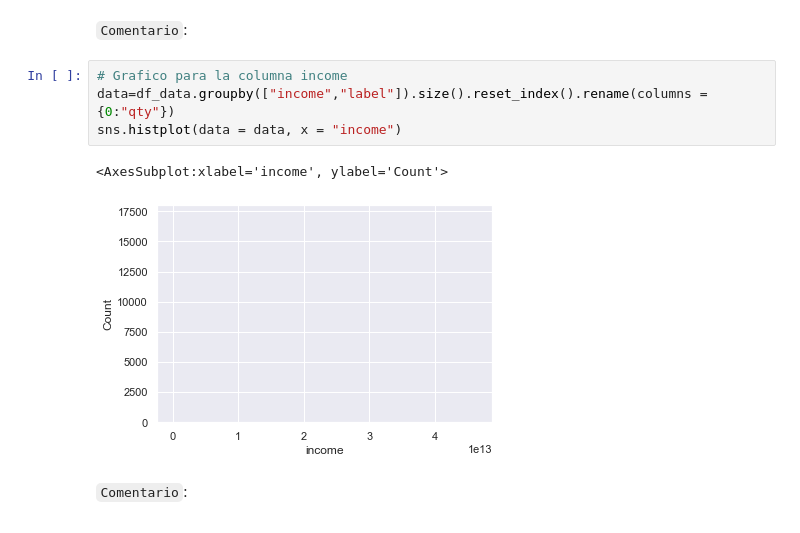
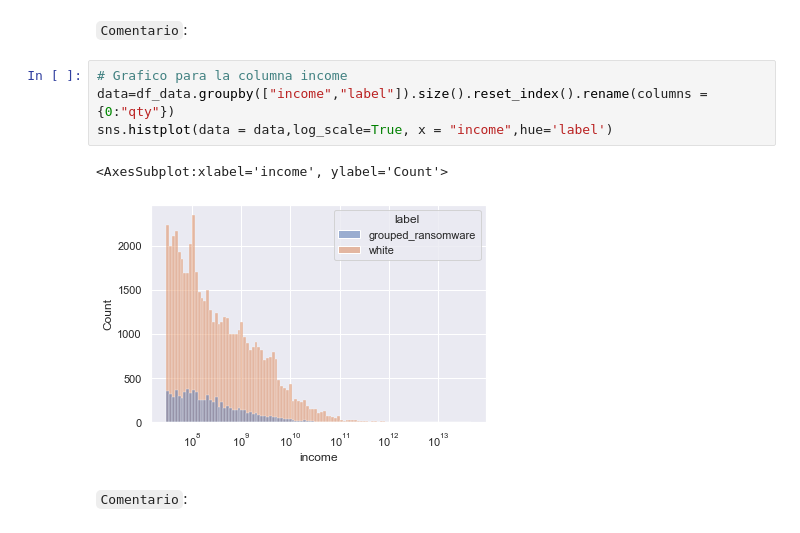
Before and after one commit to Bastian951/INF398-INTRODUCCION-AL-APRENDIZAJE-AUTOMATICO, a Jupyter notebook: Tarea 1/Tarea_1_ML_2022_1.ipynb, the cells around one changed output. Cells and saved outputs as stored; diff of their text form.

```diff
--- a/Tarea 1/Tarea_1_ML_2022_1.ipynb
+++ b/Tarea 1/Tarea_1_ML_2022_1.ipynb
@@ -323,10 +323,10 @@ sns.histplot(data = data, x = "neighbors",hue='label')
 # %%
 # Grafico para la columna income
 data=df_data.groupby(["income","label"]).size().reset_index().rename(columns = {0:"qty"})
-sns.histplot(data = data, x = "income")
+sns.histplot(data = data,log_scale=True, x = "income",hue='label')
 # %% [output]
 <AxesSubplot:xlabel='income', ylabel='Count'>
-[figure, old version]
+[figure, new version]
 # %% [markdown]
 `Comentario`:
 # %%
```
Also changed, not shown: parts of 1 cell of this notebook.
